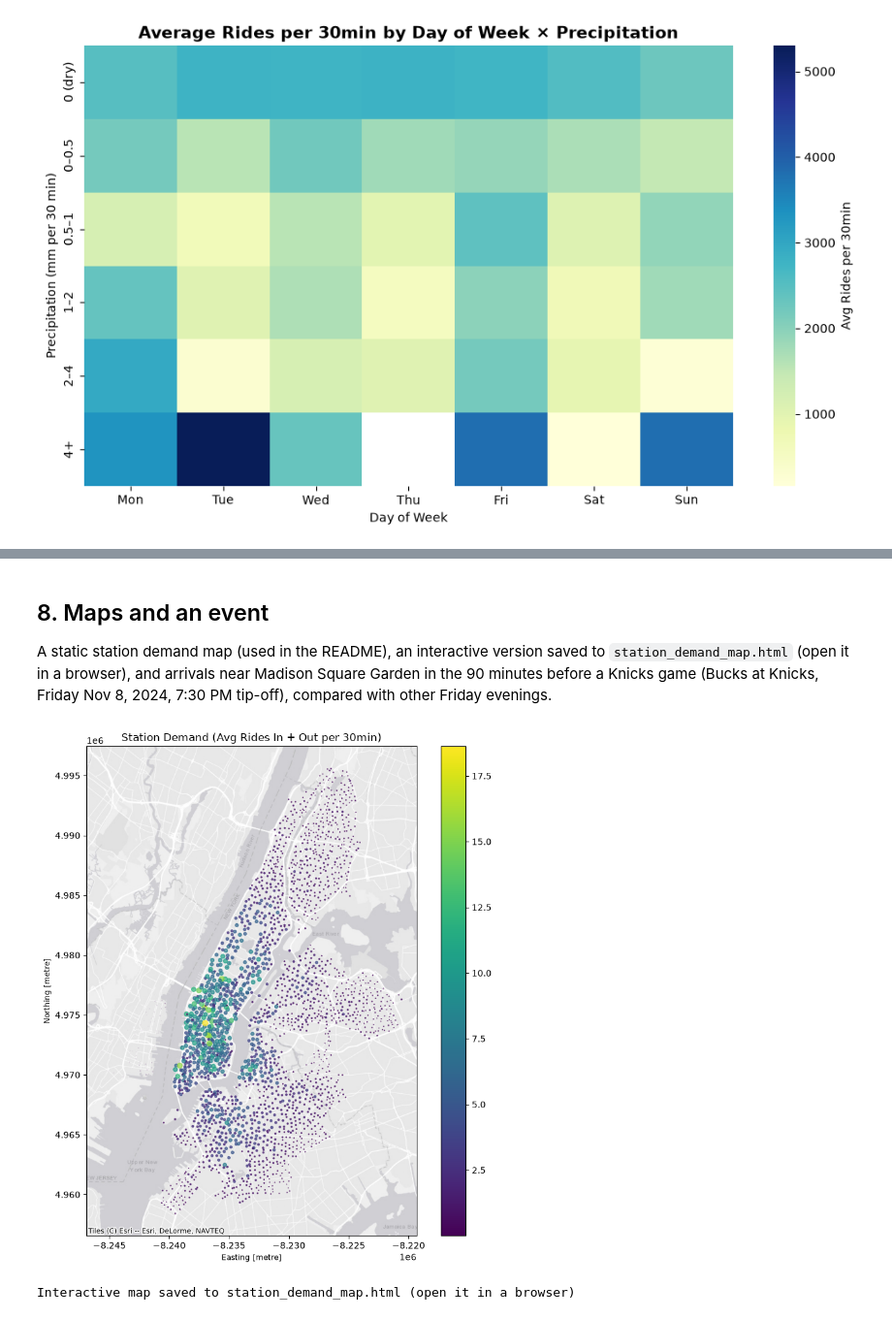
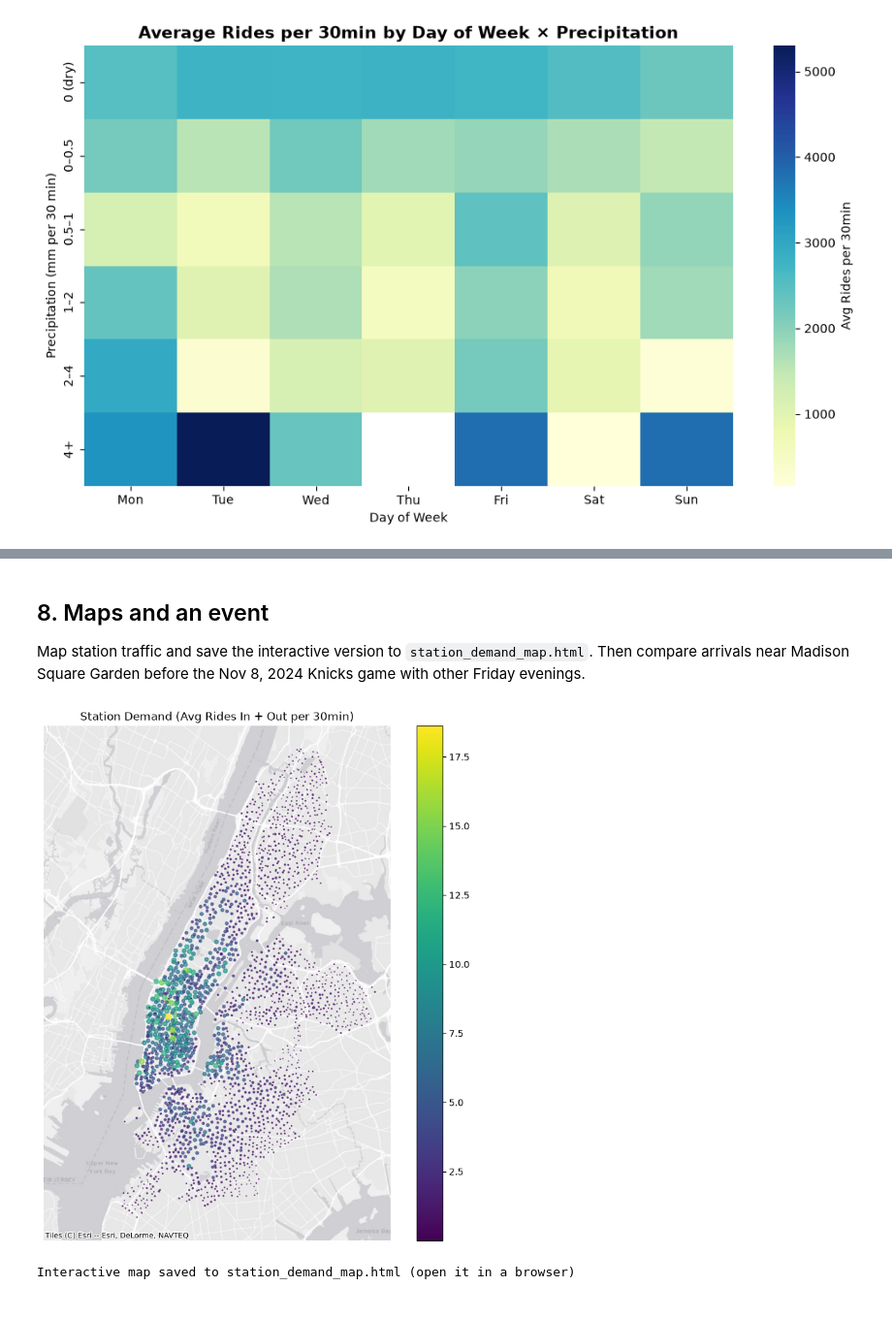
Before and after one commit to mzhou3299/citibike-demand-analysis-2024, a Jupyter notebook: Demand_analysis.ipynb, the cells around one changed output, grey strips where cells are left out. Shown at 97% size. Cells and saved outputs as stored; diff of their text form; code cells hidden in the pictures.

```diff
--- a/Demand_analysis.ipynb
+++ b/Demand_analysis.ipynb
@@ -1027,35 +1064,37 @@ precip_counts.loc[:, precip_counts.sum() > 0]
 | 4+ | 0 | 0 | 0 | 0 | 0 | 0 | 2 | 8 | 8 | 0 | 0 | ... |
 # %% [markdown]
 ## 8. Maps and an event
-A static station demand map (used in the README), an interactive version saved to `station_demand_map.html` (open it in a browser), and arrivals near Madison Square Garden in the 90 minutes before a Knicks game (Bucks at Knicks, Friday Nov 8, 2024, 7:30 PM tip-off), compared with other Friday evenings.
+
+Map station traffic and save the interactive version to `station_demand_map.html`. Then compare arrivals near Madison Square Garden before the Nov 8, 2024 Knicks game with other Friday evenings.
 # %%
 import contextily as ctx
 stations_with_demand = station_stats.merge(stations_cord_df, how='left', on='station')
 
 # Build GeoDataFrame
 gdf = gpd.GeoDataFrame(
     stations_with_demand,
     geometry=gpd.points_from_xy(stations_with_demand["lon"], stations_with_demand["lat"]),
     crs="EPSG:4326"
 ).to_crs(epsg=3857)  # project to Web Mercator
 
 # Plot with basemap
 fig, ax = plt.subplots(figsize=(10,10))
 gdf.plot(
     ax=ax,
     column="avg_rides_30min",
     cmap="viridis",
     markersize=gdf["avg_rides_30min"]*2,
     alpha=0.7,
     legend=True
 )
 
 ctx.add_basemap(ax, source=ctx.providers.Esri.WorldGrayCanvas)   # CartoDB tiles now require an API key
+ax.set_axis_off()
 plt.title("Station Demand (Avg Rides In + Out per 30min)")
 plt.savefig("figures/station_demand.png", dpi=200, bbox_inches="tight")
 plt.show()
 # %% [output]
-[figure, old version]
+[figure, new version]
 # %%
 import folium
 import branca.colormap as cm
```
Also changed, not shown: parts of 16 cells of this notebook, 10 other files.
